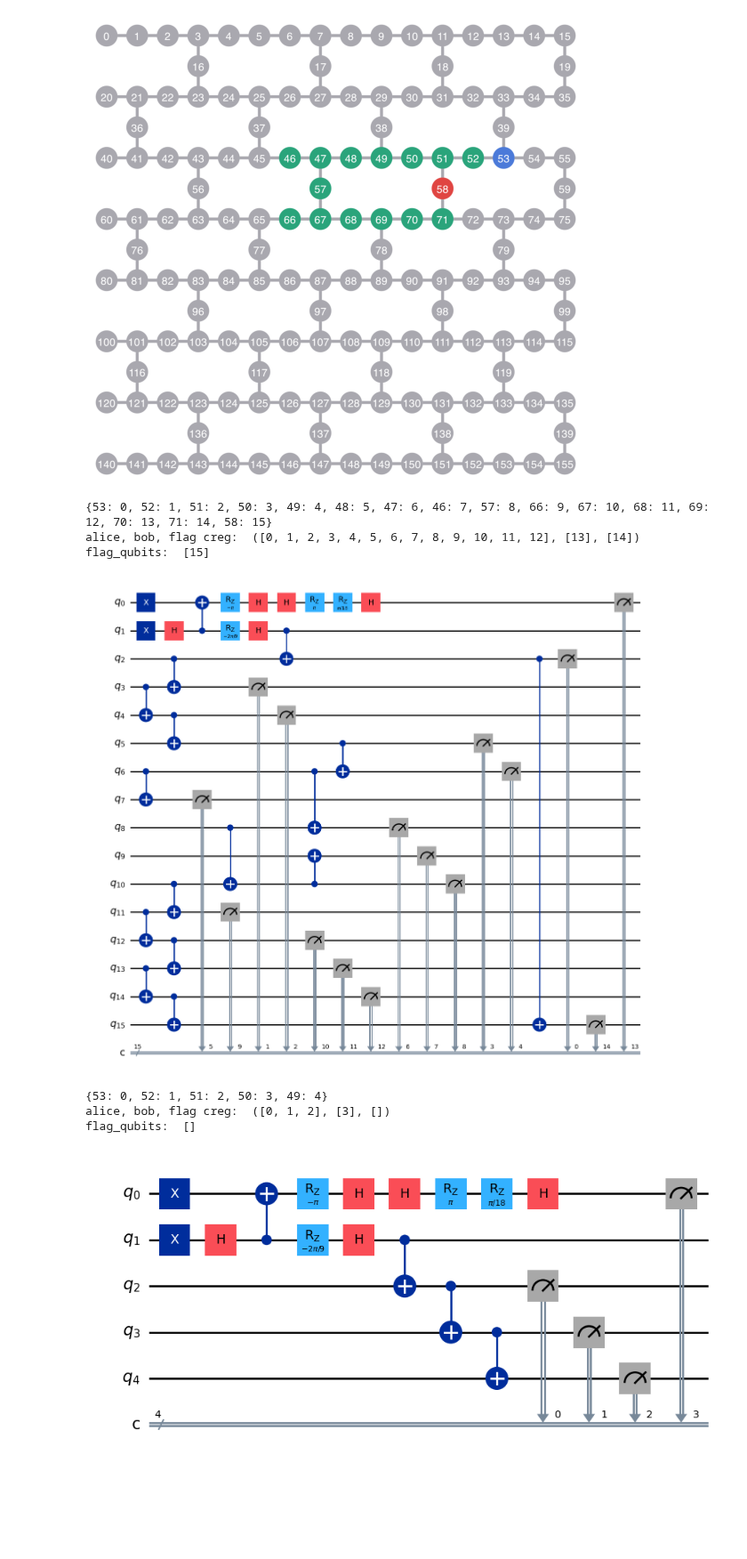
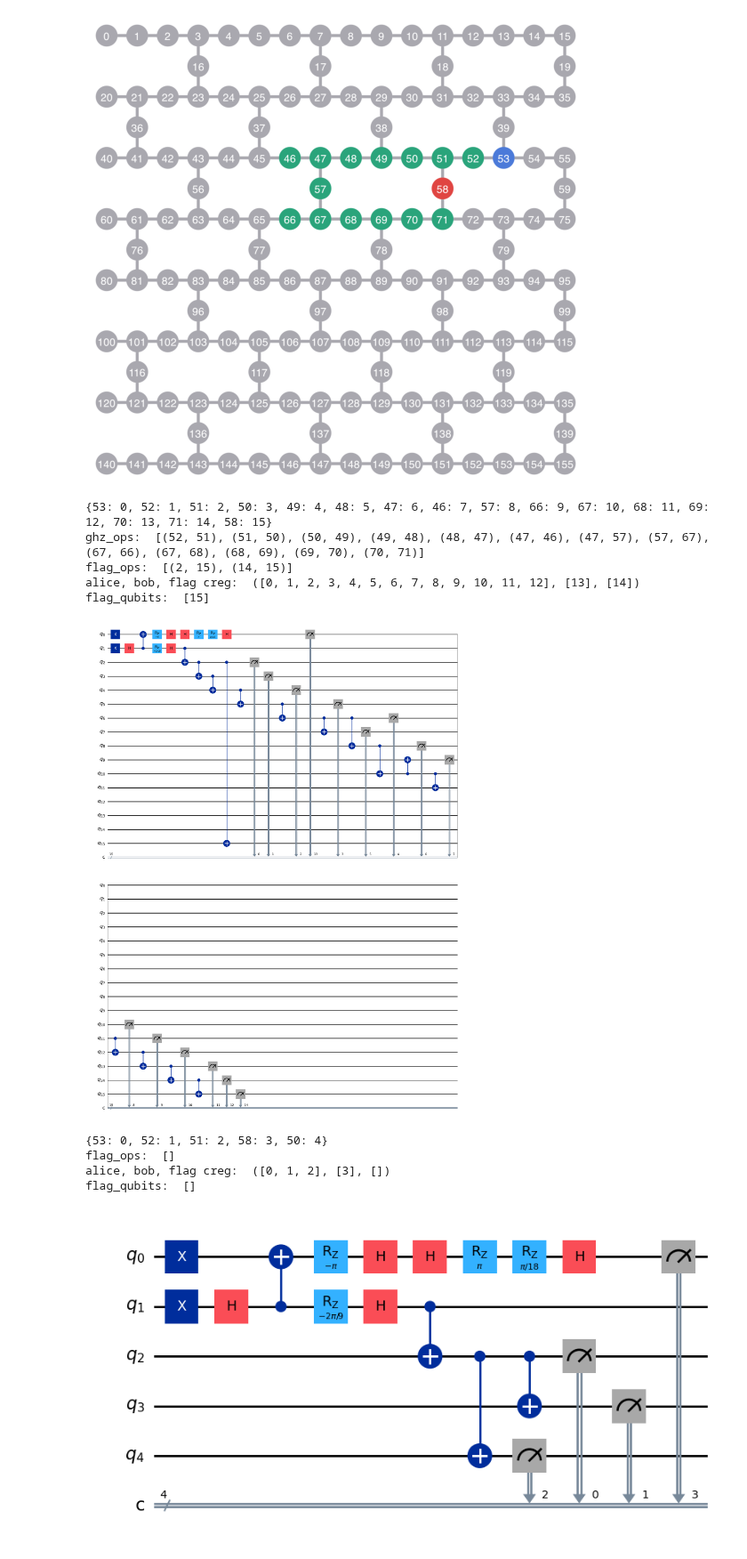
Before and after one commit to unitaryfoundation/wigners_friend, a Jupyter notebook: hardware_runs.ipynb, the cells around one changed output. Shown at 89% size. Cells and saved outputs as stored; diff of their text form; code cells hidden in the pictures; blank space fills up the shorter version.

Commit message:
fixed _get_directed_tree_edges, so now ewfs circuits should be correvt

```diff
--- a/hardware_runs.ipynb
+++ b/hardware_runs.ipynb
@@ -193,9 +193,6 @@ class EWFS:
         Returns:
             set: A set of tuples, where each tuple (u, v) represents a
                 directed edge from node u to node v.
-
-        Raises:
-            ValueError: If the start_node is not in the provided tree_nodes.
         """
         from collections import deque
 
@@ -213,7 +210,7 @@ class EWFS:
         visited = {start_node}
 
         # This will store our final result
-        directed_edges = set()
+        directed_edges = []
 
         while queue:
             # Get the next node to process from the front of the queue
@@ -228,20 +225,20 @@ class EWFS:
                     # Add it to the queue to process its own neighbors later
                     queue.append(neighbor)
                     # Add the directed edge from our current node to this new neighbor
-                    directed_edges.add((current_node, neighbor))
+                    directed_edges.append((current_node, neighbor))
 
         return directed_edges
 
     def _ghz(self, qc):
-        self.ghz_ops = list(self._get_directed_tree_edges())
-
+        self.ghz_ops = self._get_directed_tree_edges()
+        print('ghz_ops: ', self.ghz_ops)
         for op in self.ghz_ops:
             qc.cx(self.layout_dict[op[0]], self.layout_dict[op[1]])
 
     def _ghz_inverse(self, qc):
         # implement the inverse of the ghz operations
         ops_reverse = self.ghz_ops[::-1]
-        # print('ops_reverse: ', ops_reverse)
+
         for op in ops_reverse:
             qc.cx(self.layout_dict[op[0]], self.layout_dict[op[1]])
 
@@ -252,6 +249,7 @@ class EWFS:
             for qubit in neighbors:
                 qc.cx(self.layout_dict[qubit], self.layout_dict[flag])
                 self.flag_ops.append((self.layout_dict[qubit], self.layout_dict[flag]))
+        print('flag_ops: ', self.flag_ops)
 
     def _flag_operations_inverse(self, qc):
         # implement the inverse of the flag operations
@@ -283,7 +281,7 @@ class EWFS:
         self._ewfs_rotation(qc, self.alice, self.angles[PEEK])
         self._ewfs_rotation(qc, self.bob, self.beta - self.angles[PEEK])
 
-        # then create the ghz state on the data qubits (layout\flags)
+        # then create the ghz state on the data qubits ({layout}\{flags} u {bob})
         self._ghz(qc)
 
         # now implement the check operations
@@ -322,7 +320,7 @@ class EWFS:
     ):
         """Apply either the PEEK or REVERSE_1/REVERSE_2 settings."""
         if setting is PEEK:
-            self._apply_peek(qc, observer, observer_creg, friend)
+            self._apply_peek(qc, observer_creg, friend)
         elif setting in [REVERSE_1, REVERSE_2]:
             self._apply_reverse(qc, observer, observer_creg, friend, angle)
 
@@ -387,26 +385,30 @@ qc = ewfs.circuit()
 qc.draw('mpl')
 # %% [output]
 {53: 0, 52: 1, 51: 2, 50: 3, 49: 4, 48: 5, 47: 6, 46: 7, 57: 8, 66: 9, 67: 10, 68: 11, 69: 12, 70: 13, 71: 14, 58: 15}
+ghz_ops:  [(52, 51), (51, 50), (50, 49), (49, 48), (48, 47), (47, 46), (47, 57), (57, 67), (67, 66), (67, 68), (68, 69), (69, 70), (70, 71)]
+flag_ops:  [(2, 15), (14, 15)]
 alice, bob, flag creg:  ([0, 1, 2, 3, 4, 5, 6, 7, 8, 9, 10, 11, 12], [13], [14])
 flag_qubits:  [15]
-[figure, old version]
+[figure, new version]
 # %%
 layout = [53, 52, 51, 50, 49]
+layout = [53, 52, 51, 58, 50]
 flags = []
 
 ewfs = EWFS(
     alice_setting=PEEK,
     bob_setting=REVERSE_1,
     coupling_map=coupling_map,
     layout=layout,
     flag_qubits=flags)
 qc = ewfs.circuit()
 qc.draw('mpl')
 # %% [output]
-{53: 0, 52: 1, 51: 2, 50: 3, 49: 4}
+{53: 0, 52: 1, 51: 2, 58: 3, 50: 4}
+flag_ops:  []
 alice, bob, flag creg:  ([0, 1, 2], [3], [])
 flag_qubits:  []
-[figure, old version]
+[figure, new version]
 # %%
 from qiskit_aer import Aer
 from qiskit import transpile
```
Also changed, not shown: parts of 2 cells of this notebook.
